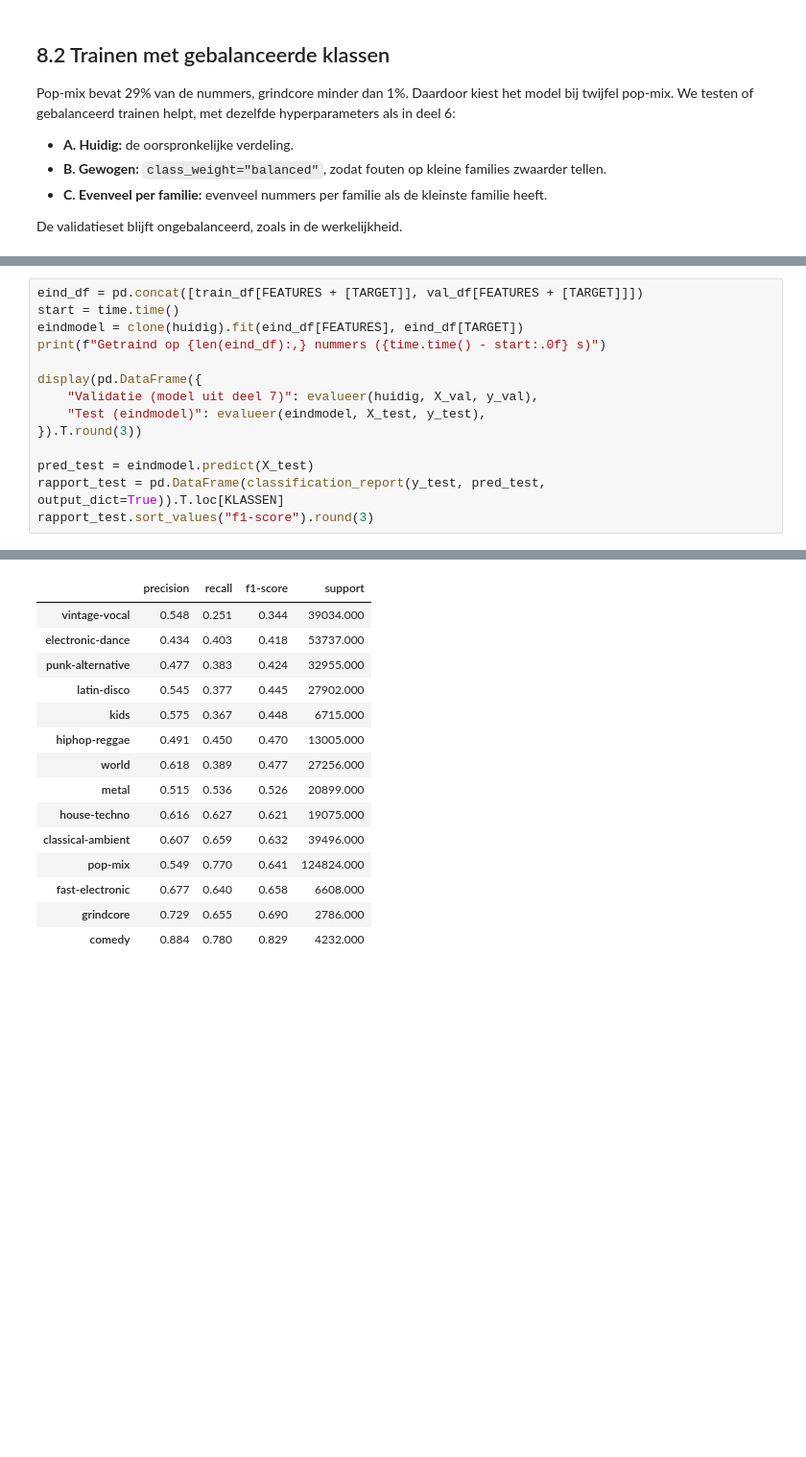
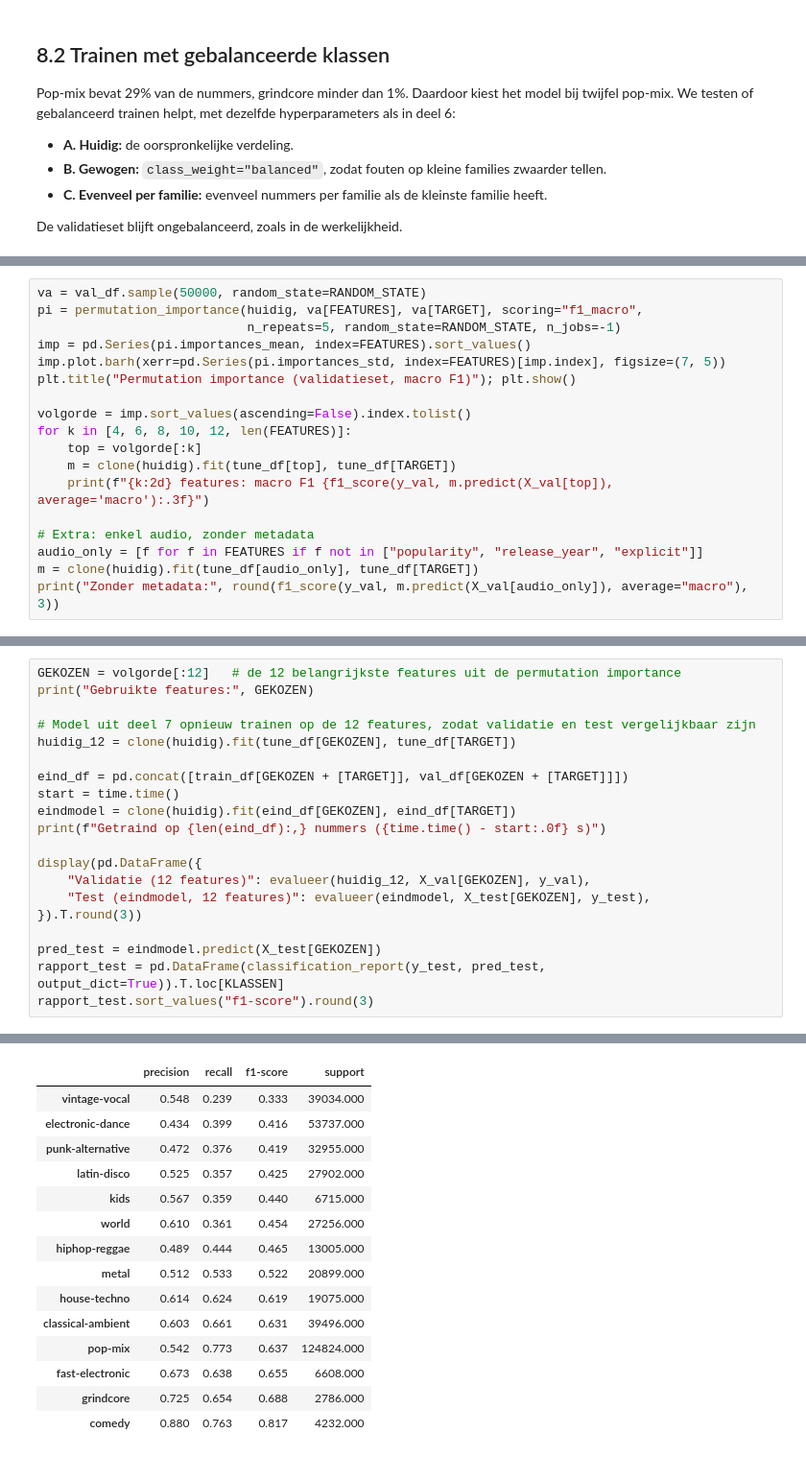
Before and after one commit to Lander123Lander/MachineLearning, a Jupyter notebook: Project.ipynb, the cells around one changed output, grey strips where cells are left out. Shown at 96% size. Saved outputs shown, nothing was run; the diff lists cells and outputs as text; blank space fills up the shorter version.

```diff
--- a/Project.ipynb
+++ b/Project.ipynb
@@ -1298,0 +1329,18 @@ We houden daarom het huidige model als eindmodel.
+# %%
+va = val_df.sample(50000, random_state=RANDOM_STATE)
+pi = permutation_importance(huidig, va[FEATURES], va[TARGET], scoring="f1_macro",
+                            n_repeats=5, random_state=RANDOM_STATE, n_jobs=-1)
+imp = pd.Series(pi.importances_mean, index=FEATURES).sort_values()
+imp.plot.barh(xerr=pd.Series(pi.importances_std, index=FEATURES)[imp.index], figsize=(7, 5))
+plt.title("Permutation importance (validatieset, macro F1)"); plt.show()
+
+volgorde = imp.sort_values(ascending=False).index.tolist()
+for k in [4, 6, 8, 10, 12, len(FEATURES)]:
+    top = volgorde[:k]
+    m = clone(huidig).fit(tune_df[top], tune_df[TARGET])
+    print(f"{k:2d} features: macro F1 {f1_score(y_val, m.predict(X_val[top]), average='macro'):.3f}")
+
+# Extra: enkel audio, zonder metadata
+audio_only = [f for f in FEATURES if f not in ["popularity", "release_year", "explicit"]]
+m = clone(huidig).fit(tune_df[audio_only], tune_df[TARGET])
+print("Zonder metadata:", round(f1_score(y_val, m.predict(X_val[audio_only]), average="macro"), 3))
@@ -1301,15 +1373,21 @@ We houden daarom het huidige model als eindmodel.
 # %%
-eind_df = pd.concat([train_df[FEATURES + [TARGET]], val_df[FEATURES + [TARGET]]])
+GEKOZEN = volgorde[:12]   # de 12 belangrijkste features uit de permutation importance
+print("Gebruikte features:", GEKOZEN)
+
+# Model uit deel 7 opnieuw trainen op de 12 features, zodat validatie en test vergelijkbaar zijn
+huidig_12 = clone(huidig).fit(tune_df[GEKOZEN], tune_df[TARGET])
+
+eind_df = pd.concat([train_df[GEKOZEN + [TARGET]], val_df[GEKOZEN + [TARGET]]])
 start = time.time()
-eindmodel = clone(huidig).fit(eind_df[FEATURES], eind_df[TARGET])
+eindmodel = clone(huidig).fit(eind_df[GEKOZEN], eind_df[TARGET])
 print(f"Getraind op {len(eind_df):,} nummers ({time.time() - start:.0f} s)")
 
 display(pd.DataFrame({
-    "Validatie (model uit deel 7)": evalueer(huidig, X_val, y_val),
-    "Test (eindmodel)": evalueer(eindmodel, X_test, y_test),
+    "Validatie (12 features)": evalueer(huidig_12, X_val[GEKOZEN], y_val),
+    "Test (eindmodel, 12 features)": evalueer(eindmodel, X_test[GEKOZEN], y_test),
 }).T.round(3))
 
-pred_test = eindmodel.predict(X_test)
+pred_test = eindmodel.predict(X_test[GEKOZEN])
 rapport_test = pd.DataFrame(classification_report(y_test, pred_test, output_dict=True)).T.loc[KLASSEN]
 rapport_test.sort_values("f1-score").round(3)
 # %% [output]
@@ -1320,15 +1399,15 @@ Getraind op 1,679,076 nummers (298 s)
 |  | precision | recall | f1-score | support |
-| vintage-vocal | 0.548 | 0.251 | 0.344 | 39034.000 |
-| electronic-dance | 0.434 | 0.403 | 0.418 | 53737.000 |
-| punk-alternative | 0.477 | 0.383 | 0.424 | 32955.000 |
-| latin-disco | 0.545 | 0.377 | 0.445 | 27902.000 |
-| kids | 0.575 | 0.367 | 0.448 | 6715.000 |
-| hiphop-reggae | 0.491 | 0.450 | 0.470 | 13005.000 |
-| world | 0.618 | 0.389 | 0.477 | 27256.000 |
-| metal | 0.515 | 0.536 | 0.526 | 20899.000 |
-| house-techno | 0.616 | 0.627 | 0.621 | 19075.000 |
-| classical-ambient | 0.607 | 0.659 | 0.632 | 39496.000 |
-| pop-mix | 0.549 | 0.770 | 0.641 | 124824.000 |
-| fast-electronic | 0.677 | 0.640 | 0.658 | 6608.000 |
-| grindcore | 0.729 | 0.655 | 0.690 | 2786.000 |
-| comedy | 0.884 | 0.780 | 0.829 | 4232.000 |
+| vintage-vocal | 0.548 | 0.239 | 0.333 | 39034.000 |
+| electronic-dance | 0.434 | 0.399 | 0.416 | 53737.000 |
+| punk-alternative | 0.472 | 0.376 | 0.419 | 32955.000 |
+| latin-disco | 0.525 | 0.357 | 0.425 | 27902.000 |
+| kids | 0.567 | 0.359 | 0.440 | 6715.000 |
+| world | 0.610 | 0.361 | 0.454 | 27256.000 |
+| hiphop-reggae | 0.489 | 0.444 | 0.465 | 13005.000 |
+| metal | 0.512 | 0.533 | 0.522 | 20899.000 |
+| house-techno | 0.614 | 0.624 | 0.619 | 19075.000 |
+| classical-ambient | 0.603 | 0.661 | 0.631 | 39496.000 |
+| pop-mix | 0.542 | 0.773 | 0.637 | 124824.000 |
+| fast-electronic | 0.673 | 0.638 | 0.655 | 6608.000 |
+| grindcore | 0.725 | 0.654 | 0.688 | 2786.000 |
+| comedy | 0.880 | 0.763 | 0.817 | 4232.000 |
```
Also changed, not shown: parts of 26 cells of this notebook.
